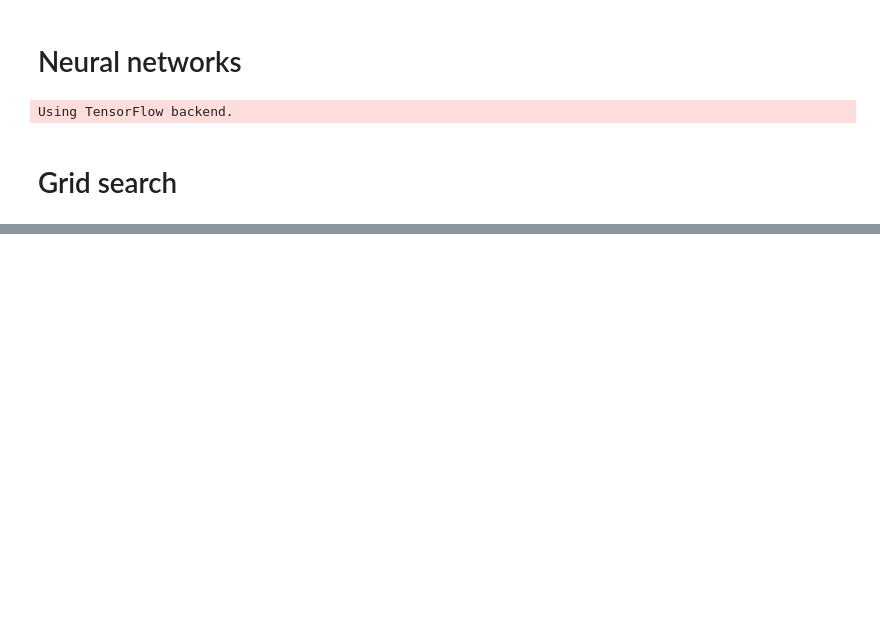
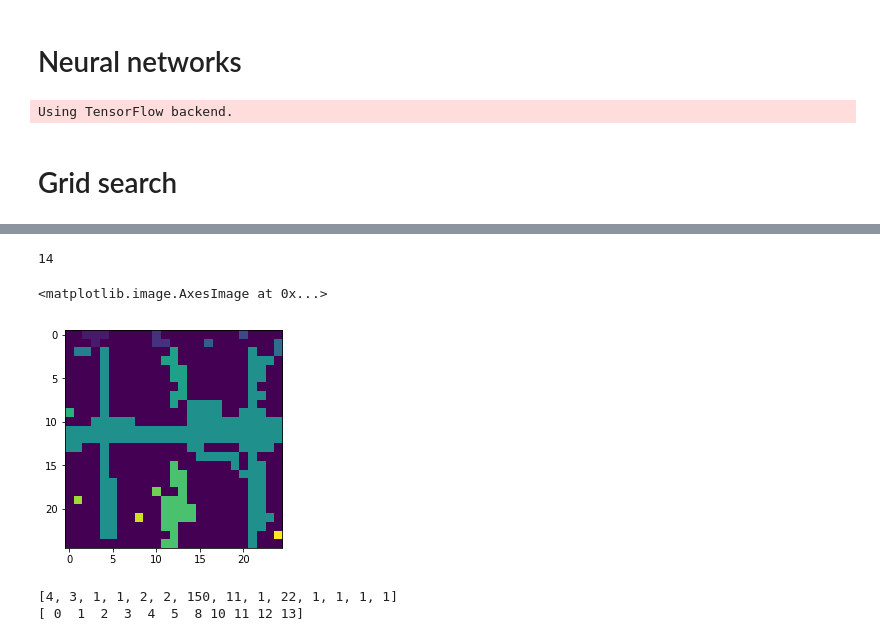
Before and after one commit to ntalabot/EPFML_Project2, a Jupyter notebook: matt_test2.ipynb, the cells around one changed output, grey strips where cells are left out. Drawn from its saved outputs; the diff is of its cells as text; code cells hidden in the pictures; blank space fills up the shorter version.

```diff
--- a/matt_test2.ipynb
+++ b/matt_test2.ipynb
@@ -403,0 +416,23 @@ adam = Adam(lr=LR, decay=DECAY)
+# %%
+import scipy
+from scipy import ndimage
+import matplotlib.pyplot as plt
+
+# find connected components
+labeled, nr_objects = ndimage.label(test > threshold)
+print(nr_objects)
+
+plt.imshow(labeled)
+# %% [output]
+14
+<matplotlib.image.AxesImage at 0x...>
+[figure, added]
+# %%
+areas = [len(np.where(labeled == i)[0]) for i in range(1, nr_objects+1)]
+print(areas)
+thresh_size = 4
+smallest = np.where(np.array(areas) <= thresh_size)[0]
+print(smallest)
+# %% [output]
+[4, 3, 1, 1, 2, 2, 150, 11, 1, 22, 1, 1, 1, 1]
+[ 0  1  2  3  4  5  8 10 11 12 13]
```
Also changed, not shown: parts of 14 cells of this notebook.
